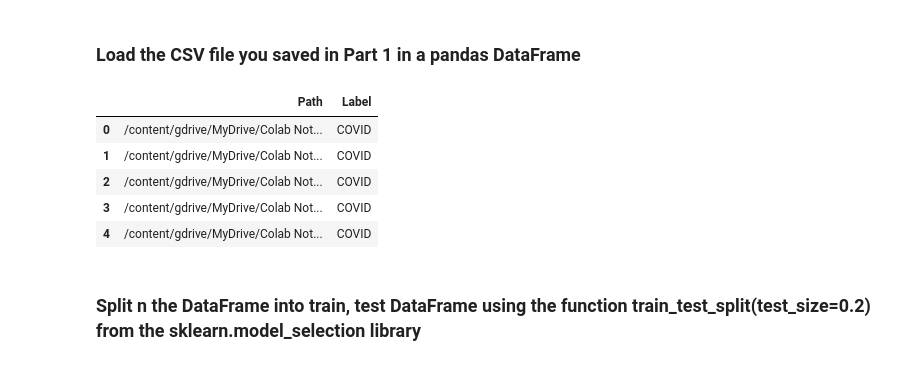
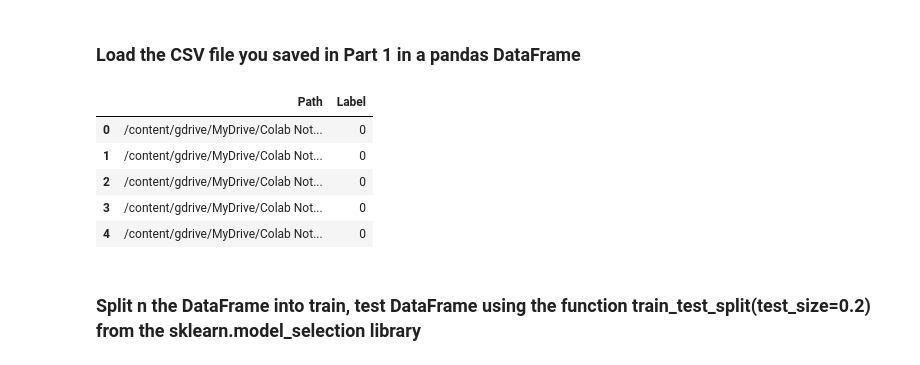
Before and after one commit to abhilb/DicomImageClassification, a Jupyter notebook: Build_a_VGG16_Model_Milestone_2.ipynb, the cells around one changed output. Saved outputs shown, nothing was run; the diff lists cells and outputs as text; code cells hidden in the pictures.

```diff
--- a/Build_a_VGG16_Model_Milestone_2.ipynb
+++ b/Build_a_VGG16_Model_Milestone_2.ipynb
@@ -61,14 +67,15 @@ covid_data = [x for x in covid_data_dir.rglob("*.dcm")]
 ### Load the CSV file you saved in Part 1 in a pandas DataFrame
 # %%
 dataset = pd.read_csv(dataset_dir / "dataset.csv", header=None, names=["Path", "Label"])
+dataset.Label = dataset.Label.replace({'COVID': 0, 'NORMAL': 1})
 dataset.head()
 # %% [output]
 |  | Path | Label |
-| 0 | /content/gdrive/MyDrive/Colab Not... | COVID |
-| 1 | /content/gdrive/MyDrive/Colab Not... | COVID |
-| 2 | /content/gdrive/MyDrive/Colab Not... | COVID |
-| 3 | /content/gdrive/MyDrive/Colab Not... | COVID |
-| 4 | /content/gdrive/MyDrive/Colab Not... | COVID |
+| 0 | /content/gdrive/MyDrive/Colab Not... | 0 |
+| 1 | /content/gdrive/MyDrive/Colab Not... | 0 |
+| 2 | /content/gdrive/MyDrive/Colab Not... | 0 |
+| 3 | /content/gdrive/MyDrive/Colab Not... | 0 |
+| 4 | /content/gdrive/MyDrive/Colab Not... | 0 |
 # %% [markdown]
 ### Split n the DataFrame into train, test DataFrame using the function train_test_split(test_size=0.2) from the sklearn.model_selection library
 # %%
```
Also changed, not shown: parts of 4 cells of this notebook.
